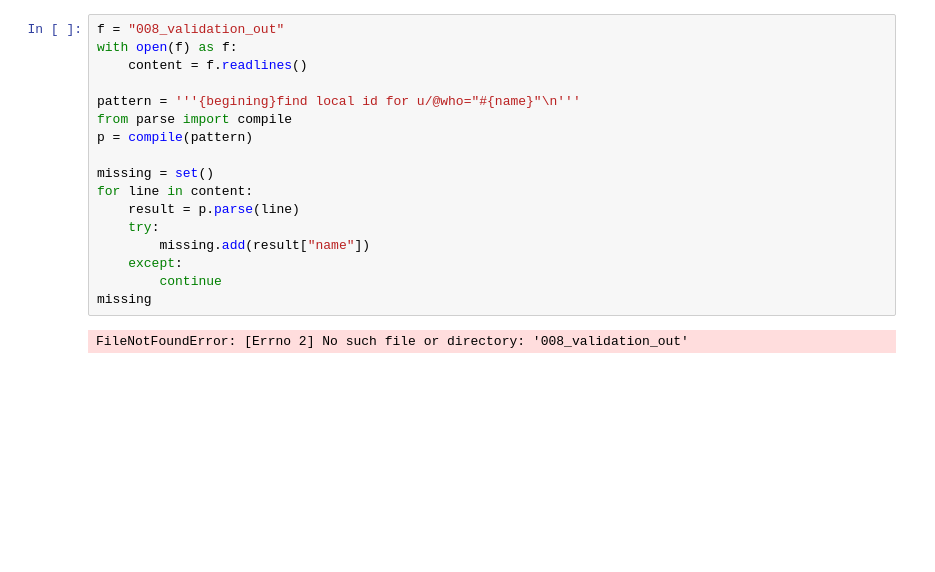
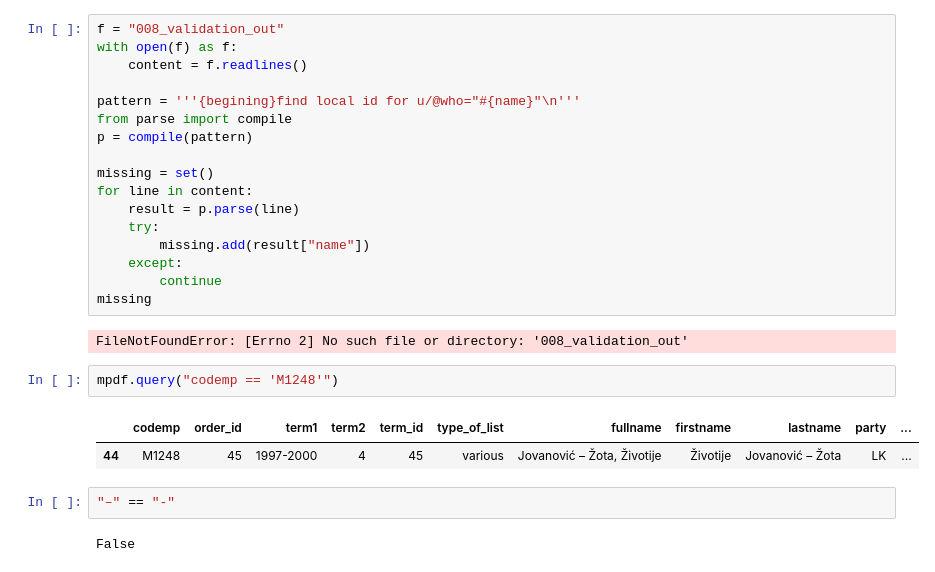
Before and after one commit to 5roop/task16, a Jupyter notebook: 004_constructing_root_TEI.ipynb, the cells around one changed output. Saved outputs shown, nothing was run; the diff lists cells and outputs as text; blank space fills up the shorter version.

```diff
--- a/004_constructing_root_TEI.ipynb
+++ b/004_constructing_root_TEI.ipynb
@@ -474,3 +478,12 @@ for line in content:
 missing
 # %% [output]
 FileNotFoundError: [Errno 2] No such file or directory: '008_validation_out'
+# %%
+mpdf.query("codemp == 'M1248'")
+# %% [output]
+|  | codemp | order_id | term1 | term2 | term_id | type_of_list | fullname | firstname | lastname | party | ... |
+| 44 | M1248 | 45 | 1997-2000 | 4 | 45 | various | Jovanović – Žota, Životije | Životije | Jovanović – Žota | LK | ... |
+# %%
+"–" == "-"
+# %% [output]
+False
```
Also changed, not shown: parts of 4 cells of this notebook, 4 other files.
